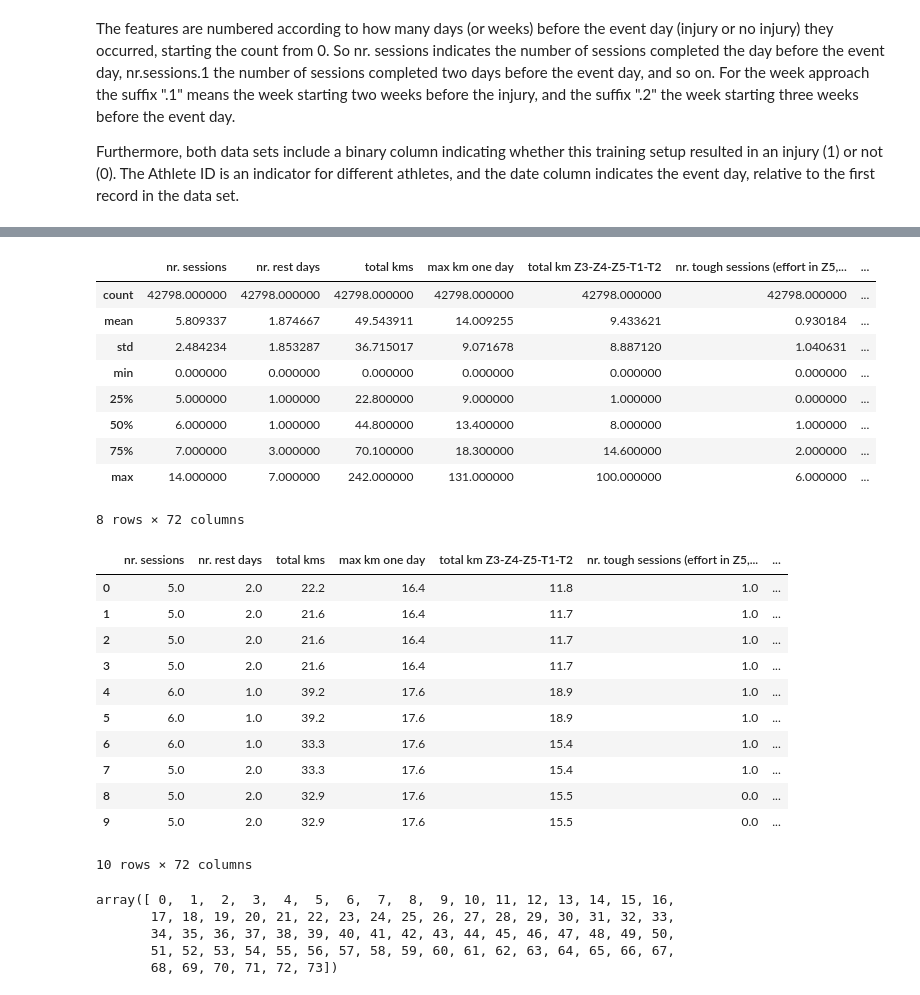
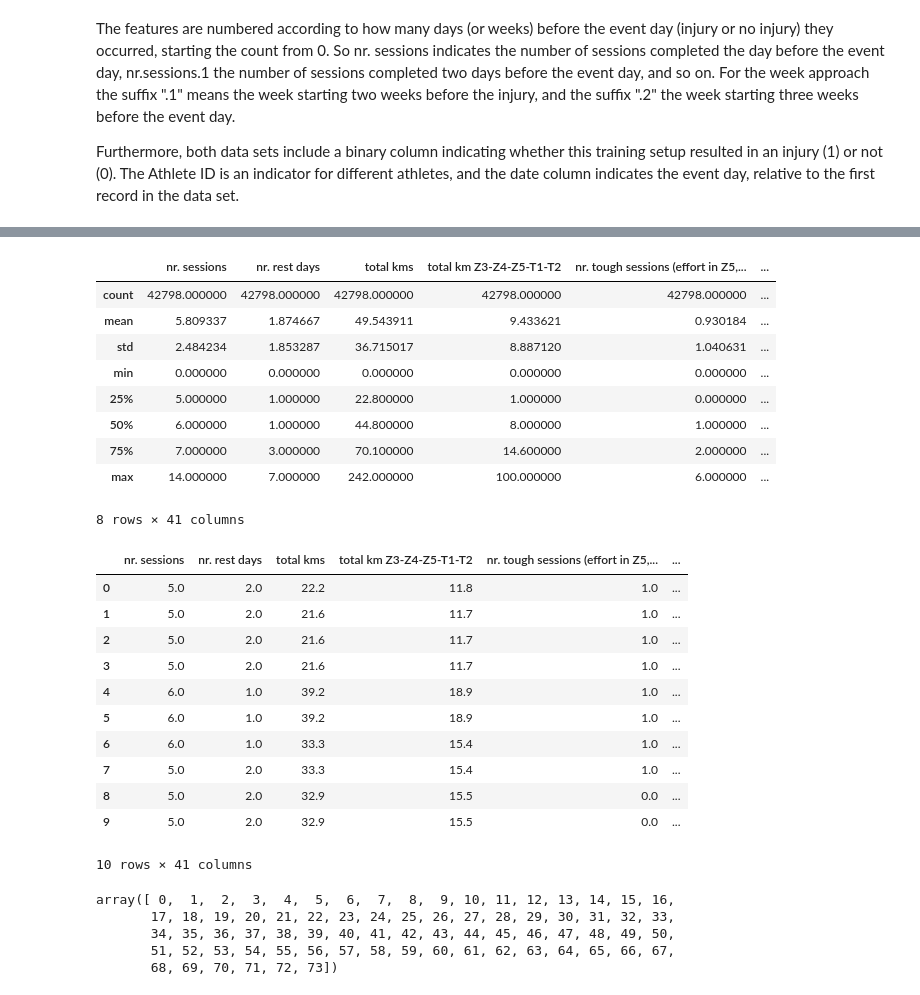
Before and after one commit to AmanPatel117/Injury-In-Runners-Data-Science-Project, a Jupyter notebook: running-injury-prediction.ipynb, the cells around one changed output, grey strips where cells are left out. Drawn from its saved outputs; the diff is of its cells as text; code cells hidden in the pictures.

Commit message:
Kaggle Notebook | Running Injury Prediction  | Version 9

```diff
--- a/running-injury-prediction.ipynb
+++ b/running-injury-prediction.ipynb
@@ -136,0 +117,9 @@ memory usage: 23.5 MB
+# %%
+df = pd.read_csv("/kaggle/input/injury-prediction-for-competitive-runners/week_approach_maskedID_timeseries.csv")
+df.info()
+df = df.drop(['avg training success', 'min training success', 'max training success', 'avg training success.1', 'max training success.1', 'min training success.1'], axis = 1)
+df = df.drop(['avg training success.2', 'max training success.2', 'min training success.2', 'avg exertion', 'min exertion', 'max exertion'], axis = 1)
+df = df.drop(['avg exertion.1', 'min exertion.1', 'max exertion.1', 'avg exertion.2', 'min exertion.2', 'max exertion.2', 'max km one day'], axis = 1)
+df = df.drop(['avg recovery', 'min recovery', 'max recovery', 'avg recovery.1', 'min recovery.1', 'max recovery.1', 'avg recovery.2', 'min recovery.2', 'max recovery.2'], axis = 1)
+df = df.drop(['rel total kms week 0_1', 'rel total kms week 0_2', 'rel total kms week 1_2'], axis = 1)
+df.info()
@@ -155,29 +167,29 @@ Length: 72, dtype: int64
 # %%
-week_all.describe()
+df.describe()
 # %% [output]
-|  | nr. sessions | nr. rest days | total kms | max km one day | total km Z3-Z4-Z5-T1-T2 | nr. tough sessions (effort in Z5,... | ... |
-| count | 42798.000000 | 42798.000000 | 42798.000000 | 42798.000000 | 42798.000000 | 42798.000000 | ... |
-| mean | 5.809337 | 1.874667 | 49.543911 | 14.009255 | 9.433621 | 0.930184 | ... |
-| std | 2.484234 | 1.853287 | 36.715017 | 9.071678 | 8.887120 | 1.040631 | ... |
-| min | 0.000000 | 0.000000 | 0.000000 | 0.000000 | 0.000000 | 0.000000 | ... |
-| 25% | 5.000000 | 1.000000 | 22.800000 | 9.000000 | 1.000000 | 0.000000 | ... |
-| 50% | 6.000000 | 1.000000 | 44.800000 | 13.400000 | 8.000000 | 1.000000 | ... |
-| 75% | 7.000000 | 3.000000 | 70.100000 | 18.300000 | 14.600000 | 2.000000 | ... |
-| max | 14.000000 | 7.000000 | 242.000000 | 131.000000 | 100.000000 | 6.000000 | ... |
+|  | nr. sessions | nr. rest days | total kms | total km Z3-Z4-Z5-T1-T2 | nr. tough sessions (effort in Z5,... | ... |
+| count | 42798.000000 | 42798.000000 | 42798.000000 | 42798.000000 | 42798.000000 | ... |
+| mean | 5.809337 | 1.874667 | 49.543911 | 9.433621 | 0.930184 | ... |
+| std | 2.484234 | 1.853287 | 36.715017 | 8.887120 | 1.040631 | ... |
+| min | 0.000000 | 0.000000 | 0.000000 | 0.000000 | 0.000000 | ... |
+| 25% | 5.000000 | 1.000000 | 22.800000 | 1.000000 | 0.000000 | ... |
+| 50% | 6.000000 | 1.000000 | 44.800000 | 8.000000 | 1.000000 | ... |
+| 75% | 7.000000 | 3.000000 | 70.100000 | 14.600000 | 2.000000 | ... |
+| max | 14.000000 | 7.000000 | 242.000000 | 100.000000 | 6.000000 | ... |
-8 rows × 72 columns
+8 rows × 41 columns
 # %%
-week_all.head(10)
+df.head(10)
 # %% [output]
-|  | nr. sessions | nr. rest days | total kms | max km one day | total km Z3-Z4-Z5-T1-T2 | nr. tough sessions (effort in Z5,... | ... |
-| 0 | 5.0 | 2.0 | 22.2 | 16.4 | 11.8 | 1.0 | ... |
-| 1 | 5.0 | 2.0 | 21.6 | 16.4 | 11.7 | 1.0 | ... |
-| 2 | 5.0 | 2.0 | 21.6 | 16.4 | 11.7 | 1.0 | ... |
-| 3 | 5.0 | 2.0 | 21.6 | 16.4 | 11.7 | 1.0 | ... |
-| 4 | 6.0 | 1.0 | 39.2 | 17.6 | 18.9 | 1.0 | ... |
-| 5 | 6.0 | 1.0 | 39.2 | 17.6 | 18.9 | 1.0 | ... |
-| 6 | 6.0 | 1.0 | 33.3 | 17.6 | 15.4 | 1.0 | ... |
-| 7 | 5.0 | 2.0 | 33.3 | 17.6 | 15.4 | 1.0 | ... |
-| 8 | 5.0 | 2.0 | 32.9 | 17.6 | 15.5 | 0.0 | ... |
-| 9 | 5.0 | 2.0 | 32.9 | 17.6 | 15.5 | 0.0 | ... |
+|  | nr. sessions | nr. rest days | total kms | total km Z3-Z4-Z5-T1-T2 | nr. tough sessions (effort in Z5,... | ... |
+| 0 | 5.0 | 2.0 | 22.2 | 11.8 | 1.0 | ... |
+| 1 | 5.0 | 2.0 | 21.6 | 11.7 | 1.0 | ... |
+| 2 | 5.0 | 2.0 | 21.6 | 11.7 | 1.0 | ... |
+| 3 | 5.0 | 2.0 | 21.6 | 11.7 | 1.0 | ... |
+| 4 | 6.0 | 1.0 | 39.2 | 18.9 | 1.0 | ... |
+| 5 | 6.0 | 1.0 | 39.2 | 18.9 | 1.0 | ... |
+| 6 | 6.0 | 1.0 | 33.3 | 15.4 | 1.0 | ... |
+| 7 | 5.0 | 2.0 | 33.3 | 15.4 | 1.0 | ... |
+| 8 | 5.0 | 2.0 | 32.9 | 15.5 | 0.0 | ... |
+| 9 | 5.0 | 2.0 | 32.9 | 15.5 | 0.0 | ... |
-10 rows × 72 columns
+10 rows × 41 columns
 # %%
```
Also changed, not shown: parts of 42 cells of this notebook.
